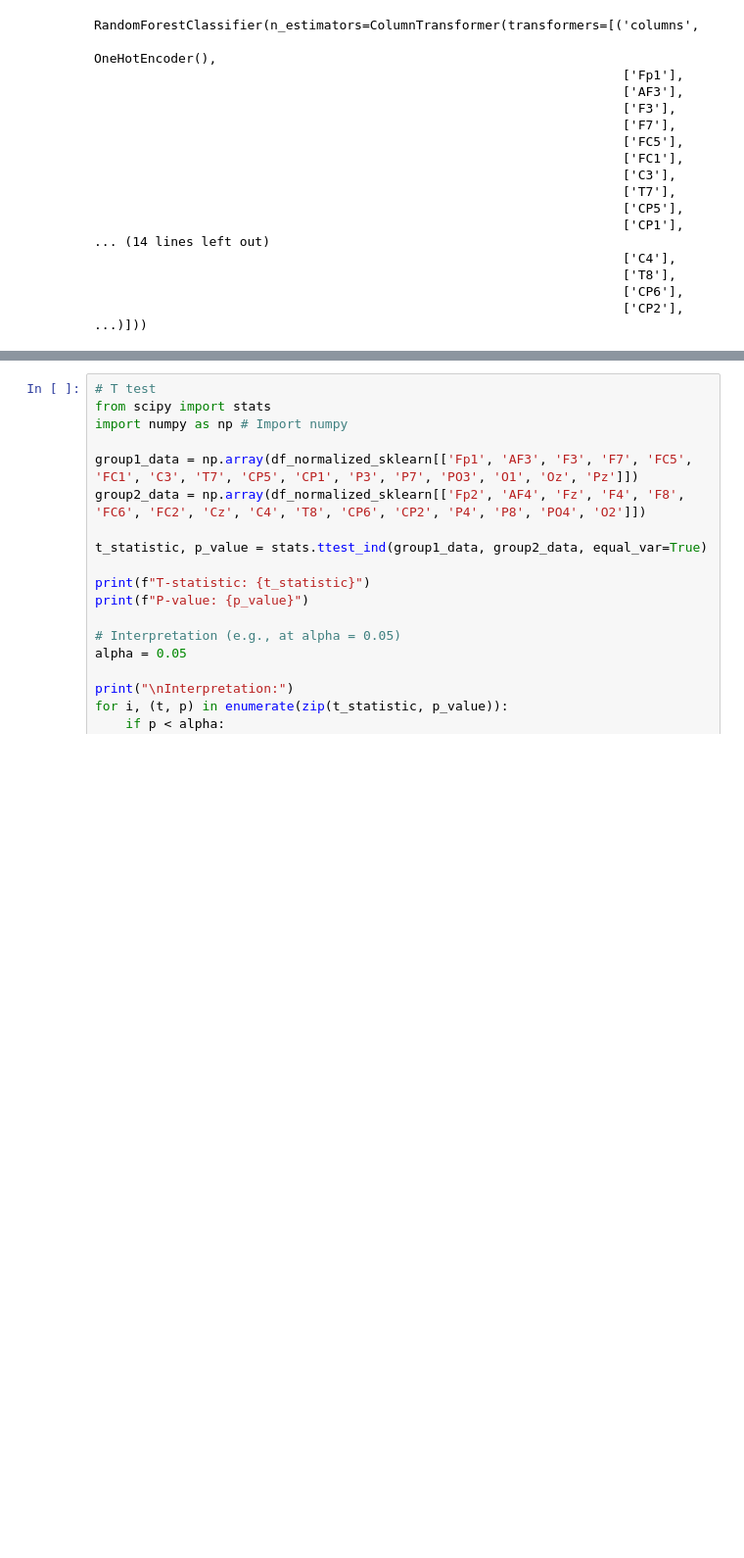
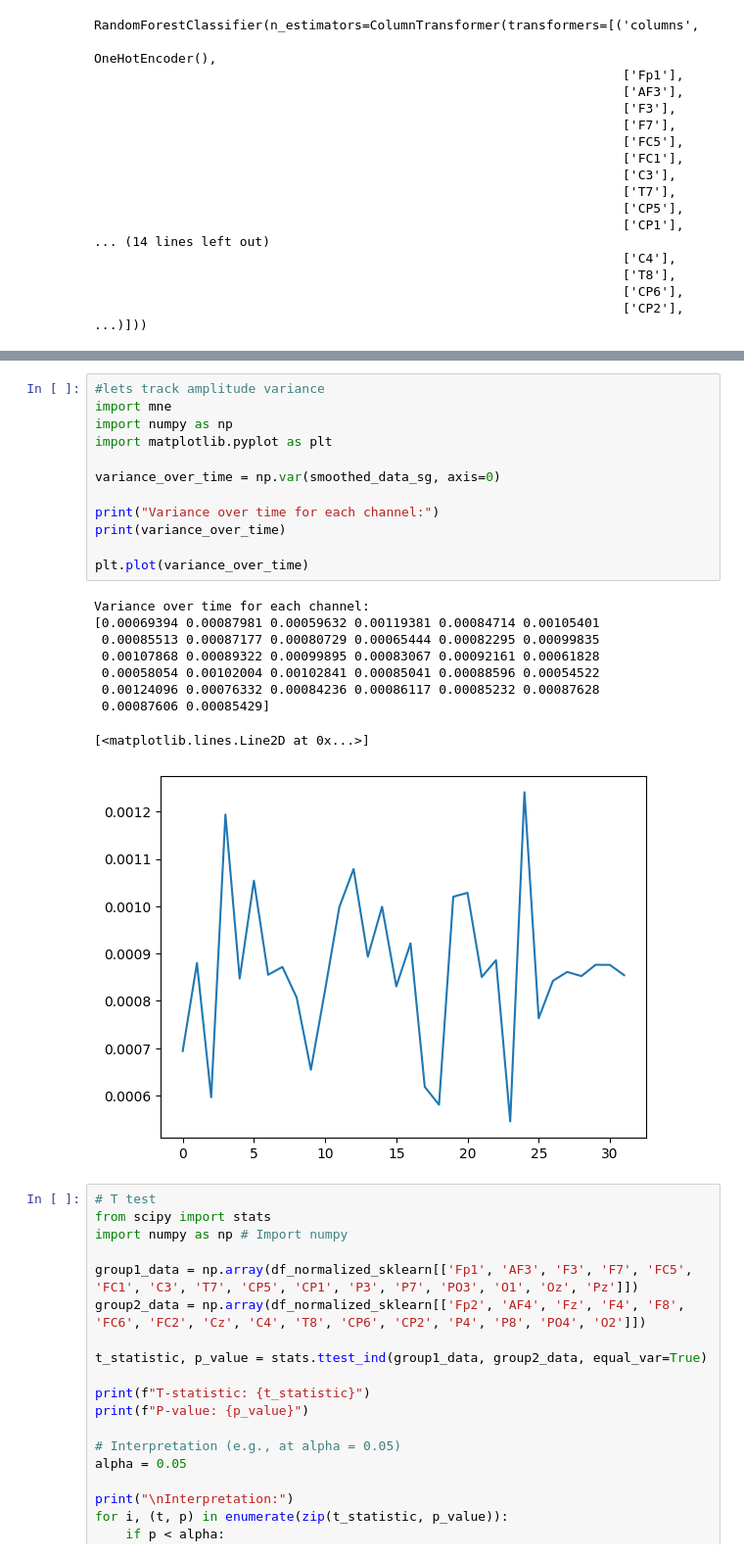
Before and after one commit to MichelleIhetu/ML_Learning_Track, a Jupyter notebook: Final_Project.ipynb, the cells around one changed output, grey strips where cells are left out. Shown: that part at 98% size. Drawn from its saved outputs; the diff is of its cells as text; blank space fills up the shorter version.

Commit message:
Added amplitude test

```diff
--- a/Final_Project.ipynb
+++ b/Final_Project.ipynb
@@ -283,3 +213,25 @@ RandomForestClassifier(n_estimators=ColumnTransformer(transformers=[('columns',
+# %%
+#lets track amplitude variance
+import mne
+import numpy as np
+import matplotlib.pyplot as plt
+
+variance_over_time = np.var(smoothed_data_sg, axis=0)
+
+print("Variance over time for each channel:")
+print(variance_over_time)
+
+plt.plot(variance_over_time)
+# %% [output]
+Variance over time for each channel:
+[0.00069394 0.00087981 0.00059632 0.00119381 0.00084714 0.00105401
+ 0.00085513 0.00087177 0.00080729 0.00065444 0.00082295 0.00099835
+ 0.00107868 0.00089322 0.00099895 0.00083067 0.00092161 0.00061828
+ 0.00058054 0.00102004 0.00102841 0.00085041 0.00088596 0.00054522
+ 0.00124096 0.00076332 0.00084236 0.00086117 0.00085232 0.00087628
+ 0.00087606 0.00085429]
+[<matplotlib.lines.Line2D at 0x...>]
+[figure, added]
 # %%
 # T test
 from scipy import stats
```
Also changed, not shown: parts of 9 cells of this notebook.
